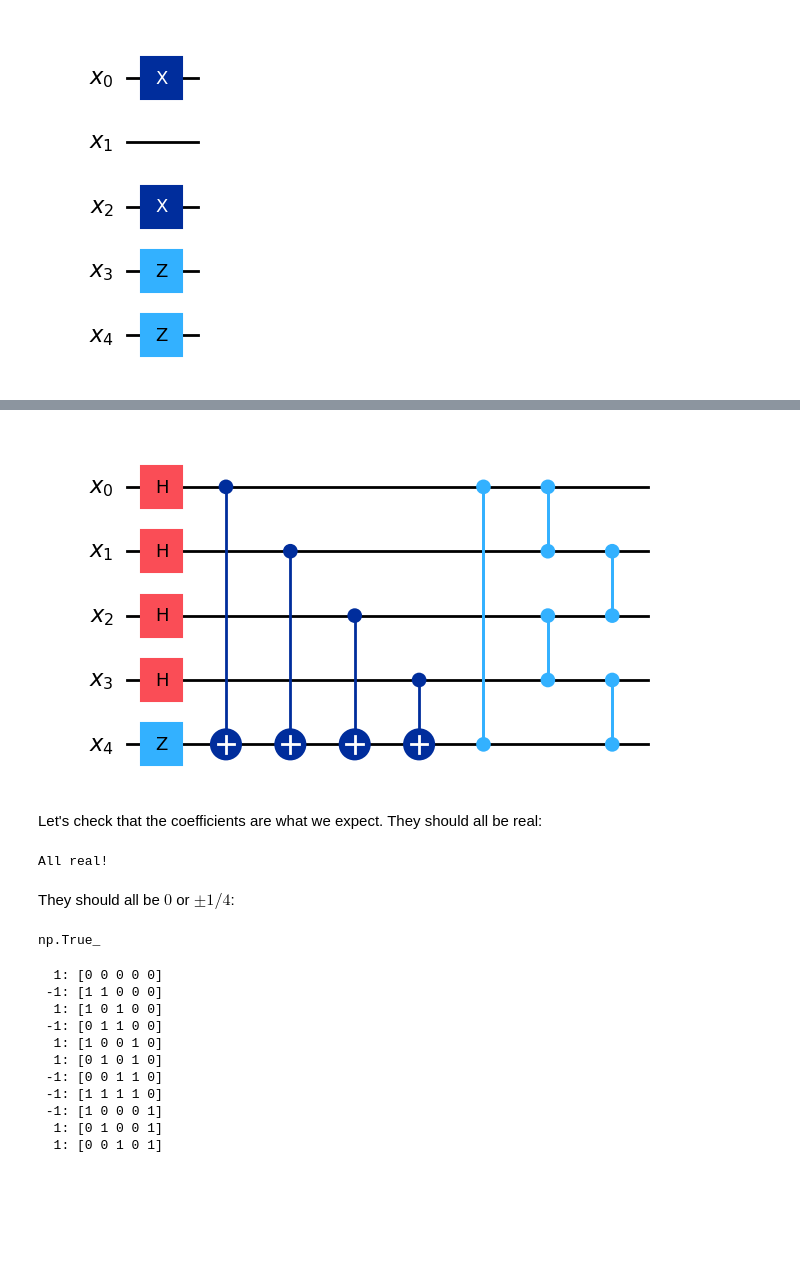
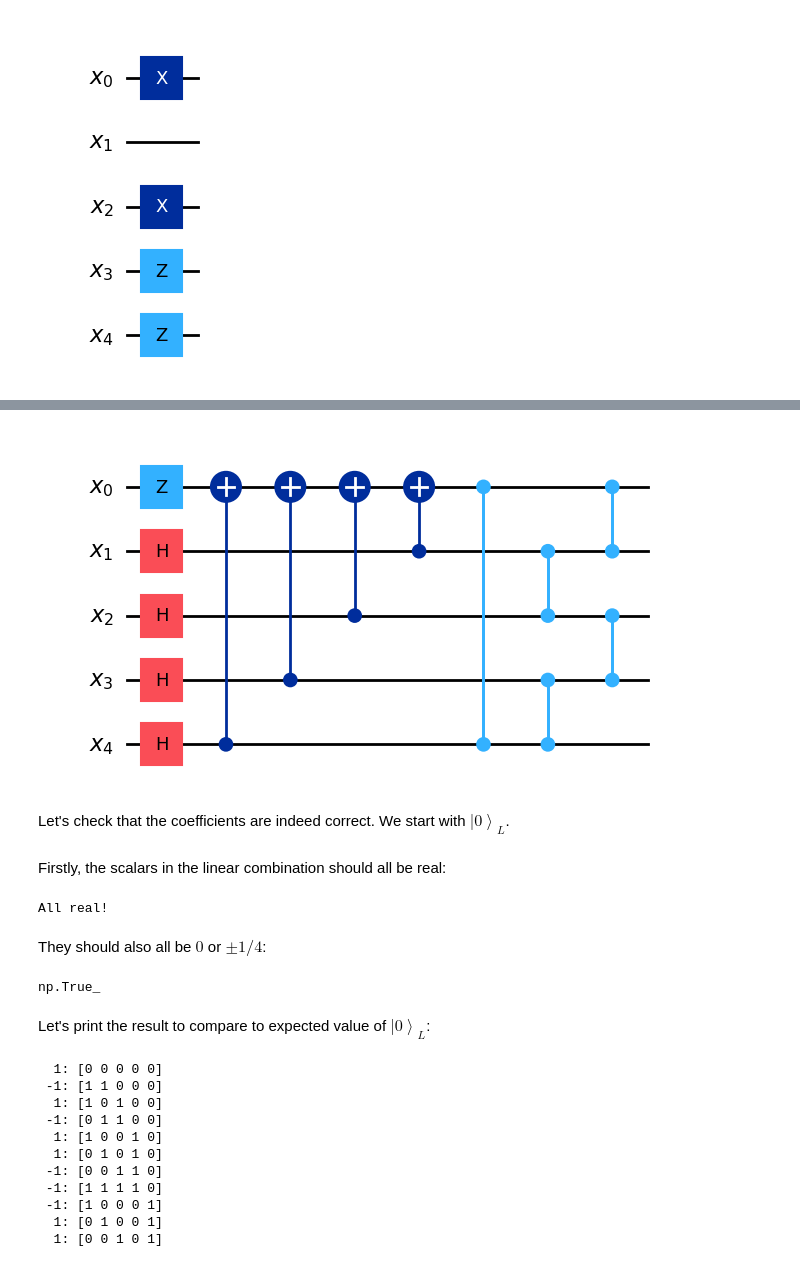
Before and after one commit to lrfinotti/five-qubit-quatum-code, a Jupyter notebook: five-qubit-code.ipynb, the cells around one changed output, grey strips where cells are left out. Cells and saved outputs as stored; diff of their text form; code cells hidden in the pictures; blank space fills up the shorter version.

```diff
--- a/five-qubit-code.ipynb
+++ b/five-qubit-code.ipynb
@@ -73,24 +93,26 @@ We follow a clever construction from [Stack Exchange](https://quantumcomputing.s
 # %%
 quantum_register = QuantumRegister(size=5, name="x")
 encoder_circ = QuantumCircuit(quantum_register)
 
-encoder_circ.h(quantum_register[:-1])
-encoder_circ.z(-1)
+encoder_circ.z(0)
+encoder_circ.h(quantum_register[1:])
 for i in range(4):
-    encoder_circ.cx(i, 4)
+    encoder_circ.cx(4 - i, 0)
 encoder_circ.cz(0, 4)
+for i in range(1, 5, 2):
+    encoder_circ.cz(i, i + 1)
 for i in range(0, 4, 2):
-    encoder_circ.cz(i, i + 1)
-for i in range(1, 5, 2):
     encoder_circ.cz(i, i + 1)
 
 encoder_circ.draw("mpl")
 # %% [output]
-[figure, old version]
+[figure, new version]
+# %% [markdown]
+Let's check that the coefficients are indeed correct.  We start with $\left| 0 \right\rangle_L$.
 # %%
 logical_0 = Statevector(encoder_circ)
 # %% [markdown]
-Let's check that the coefficients are what we expect.  They should all be real:
+Firstly, the scalars in the linear combination should all be real:
 # %%
 for x in logical_0.data:
     if x.imag != 0:
@@ -101,12 +123,14 @@ else:
 # %% [output]
 All real!
 # %% [markdown]
-They should all be $0$ or $\pm 1/4$:
+They should also all be $0$ or $\pm 1/4$:
 # %%
 a = np.abs(4 * logical_0.data)
 np.all(np.isclose(a, 0) | np.isclose(a, 1))
 # %% [output]
 np.True_
+# %% [markdown]
+Let's print the result to compare to expected value of $\left| 0 \right\rangle_L$:
 # %%
 def binary_digits(a, n):
     """
```
Also changed, not shown: parts of 61 cells of this notebook, 2 other files.
